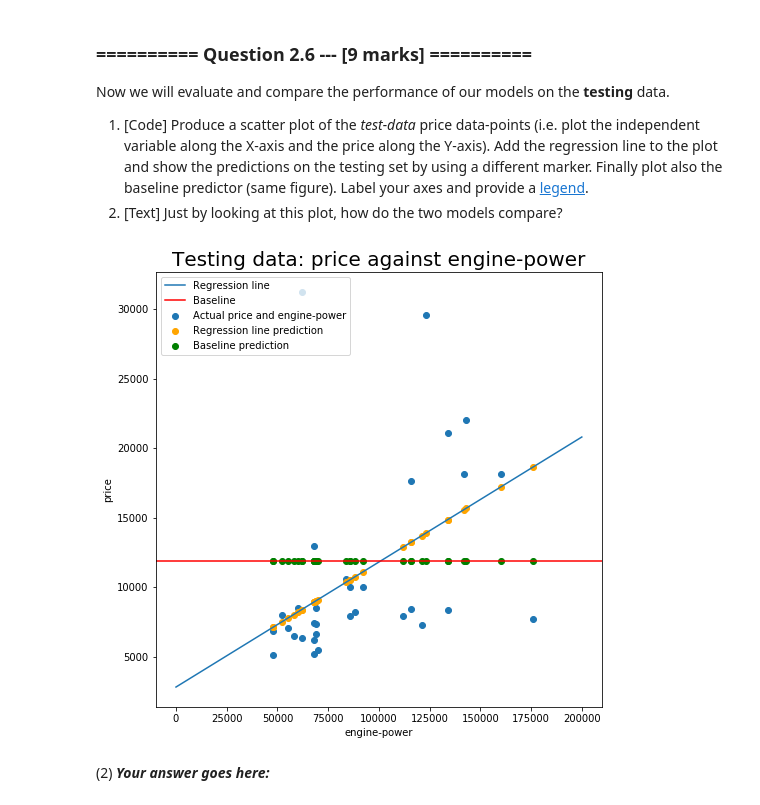
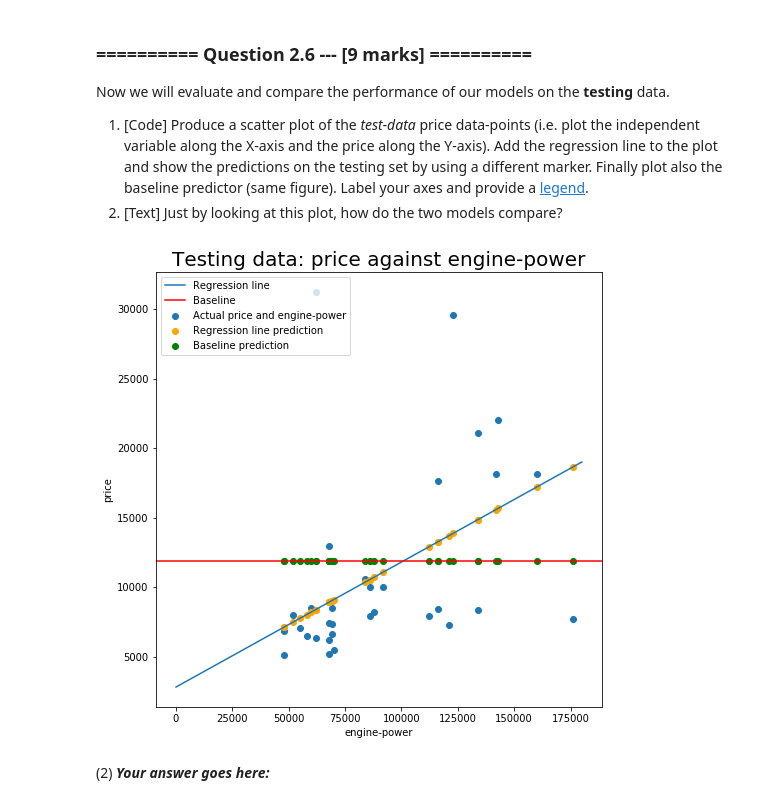
Before and after one commit to Battery233/IAML2018, a Jupyter notebook: Assignments/02_LinearRegression.ipynb, the cells around one changed output. Drawn from its saved outputs; the diff is of its cells as text; code cells hidden in the pictures.

```diff
--- a/Assignments/02_LinearRegression.ipynb
+++ b/Assignments/02_LinearRegression.ipynb
@@ -347,19 +348,21 @@ Now we will evaluate and compare the performance of our models on the **testing*
 # %%
 # (1) # Your Code goes here:
 plt.figure(figsize=(8,8))
 plt.scatter(X_test, y_test,label = "Actual price and engine-power")
 plt.scatter(X_test, lr_model.predict(X_test), color='orange',label = "Regression line prediction")
-plt.plot(lr_model.coef_[0]*x + lr_model.intercept_,linestyle='-',label = "Regression line")
+x = np.array(range(0,180000))
+y = lr_model.coef_[0]*x + lr_model.intercept_
+plt.plot(x,y,linestyle='-',label = "Regression line")
 mean_array = np.full(X_test.shape[0],np.mean(y_train))
 plt.scatter(X_test, mean_array, color = 'green',label = "Baseline prediction")
 plt.axhline(y=np.mean(y_train), color='red', linestyle='-',label = "Baseline")
 plt.xlabel('engine-power')
 plt.ylabel('price')
 plt.title("Testing data: price against engine-power", size=20)
 plt.legend(loc='upper left')
 plt.show()
 # %% [output]
-[figure, old version]
+[figure, new version]
 # %% [markdown]
 (2) ***Your answer goes here:***
 # %% [markdown]
```
Also changed, not shown: parts of 21 cells of this notebook.
